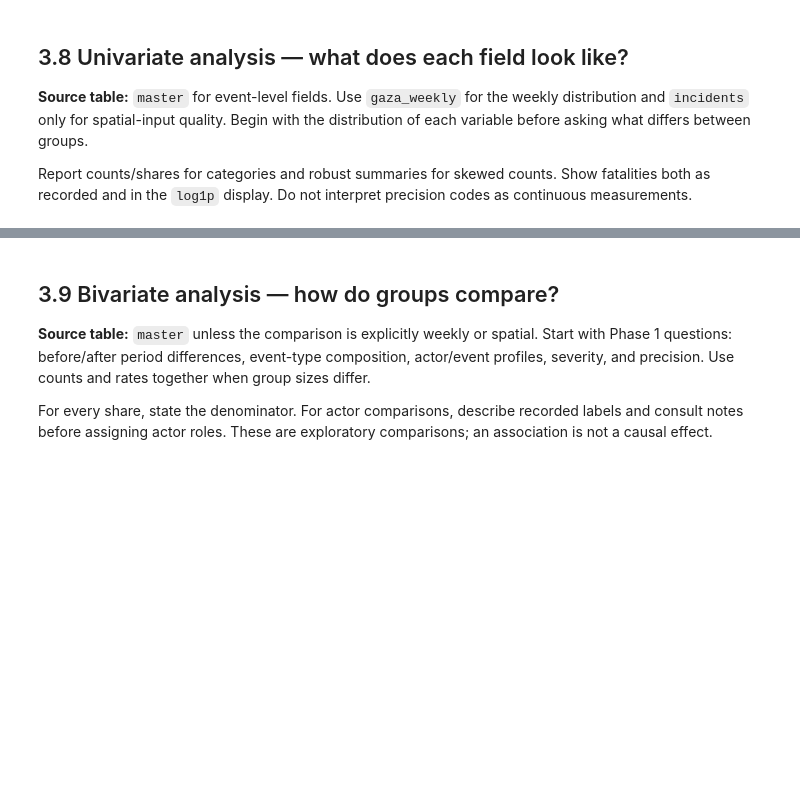
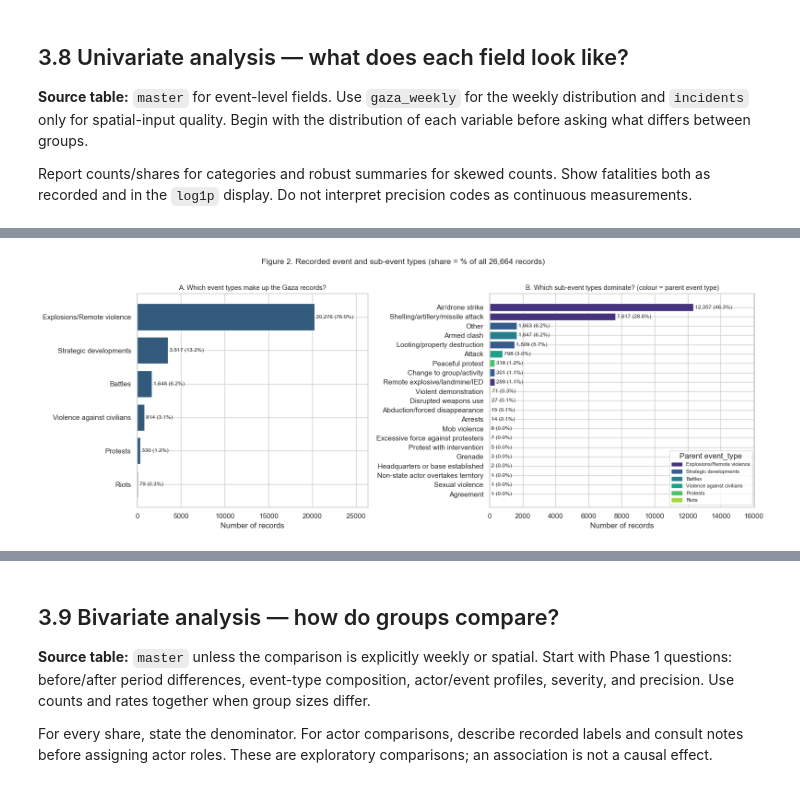
Before and after one commit to apaolol/DMA-PIT, a Jupyter notebook: DMA_PHASE3_EDA_TEMPLATE.ipynb, the cells around one changed output, grey strips where cells are left out. Cells and saved outputs as stored; diff of their text form; code cells hidden in the pictures; blank space fills up the shorter version.

```diff
--- a/DMA_PHASE3_EDA_TEMPLATE.ipynb
+++ b/DMA_PHASE3_EDA_TEMPLATE.ipynb
@@ -275,0 +694,35 @@ plt.show()
+# %%
+def short(label, n=46):
+    label = str(label)
+    return label if len(label) <= n else label[: n - 1] + "…"
+
+def barh_counts(ax, counts, total, title, color=BLUE, xlabel="Number of records"):
+    """Horizontal count bars (largest on top) labelled with count and share of `total`."""
+    counts = counts.sort_values()
+    ax.barh([short(i) for i in counts.index], counts.values, color=color)
+    for ypos, v in enumerate(counts.values):
+        ax.text(v, ypos, f" {v:,} ({v / total:.1%})", va="center", fontsize=8.5)
+    ax.set_title(title, fontsize=10.5)
+    ax.set_xlabel(xlabel)
+    ax.set_xlim(0, counts.max() * 1.30)
+
+fig, axes = plt.subplots(1, 2, figsize=(16, 6), gridspec_kw={"width_ratios": [1, 1.15]})
+barh_counts(axes[0], master.event_type.value_counts(), len(master),
+            "A. Which event types make up the Gaza records?")
+type_order = master.event_type.value_counts().index.tolist()
+palette = dict(zip(type_order, sns.color_palette("viridis", len(type_order))))
+sub_counts = master.sub_event_type.value_counts().sort_values()
+axes[1].barh([short(i) for i in sub_counts.index], sub_counts.values,
+             color=[palette[parent["first"][i]] for i in sub_counts.index])
+for ypos, v in enumerate(sub_counts.values):
+    axes[1].text(v, ypos, f" {v:,} ({v / len(master):.1%})", va="center", fontsize=8.5)
+axes[1].set_xlim(0, sub_counts.max() * 1.30)
+axes[1].set_title("B. Which sub-event types dominate? (colour = parent event type)", fontsize=10.5)
+axes[1].set_xlabel("Number of records")
+handles = [plt.Rectangle((0, 0), 1, 1, color=palette[t]) for t in type_order]
+axes[1].legend(handles, type_order, fontsize=8, loc="lower right", title="Parent event_type")
+fig.suptitle("Figure 2. Recorded event and sub-event types (share = % of all 26,664 records)", fontsize=12.5, y=1.01)
+plt.tight_layout()
+plt.show()
+# %% [output]
+[figure, added]
```
Also changed, not shown: parts of 41 cells of this notebook, 2 other files.
